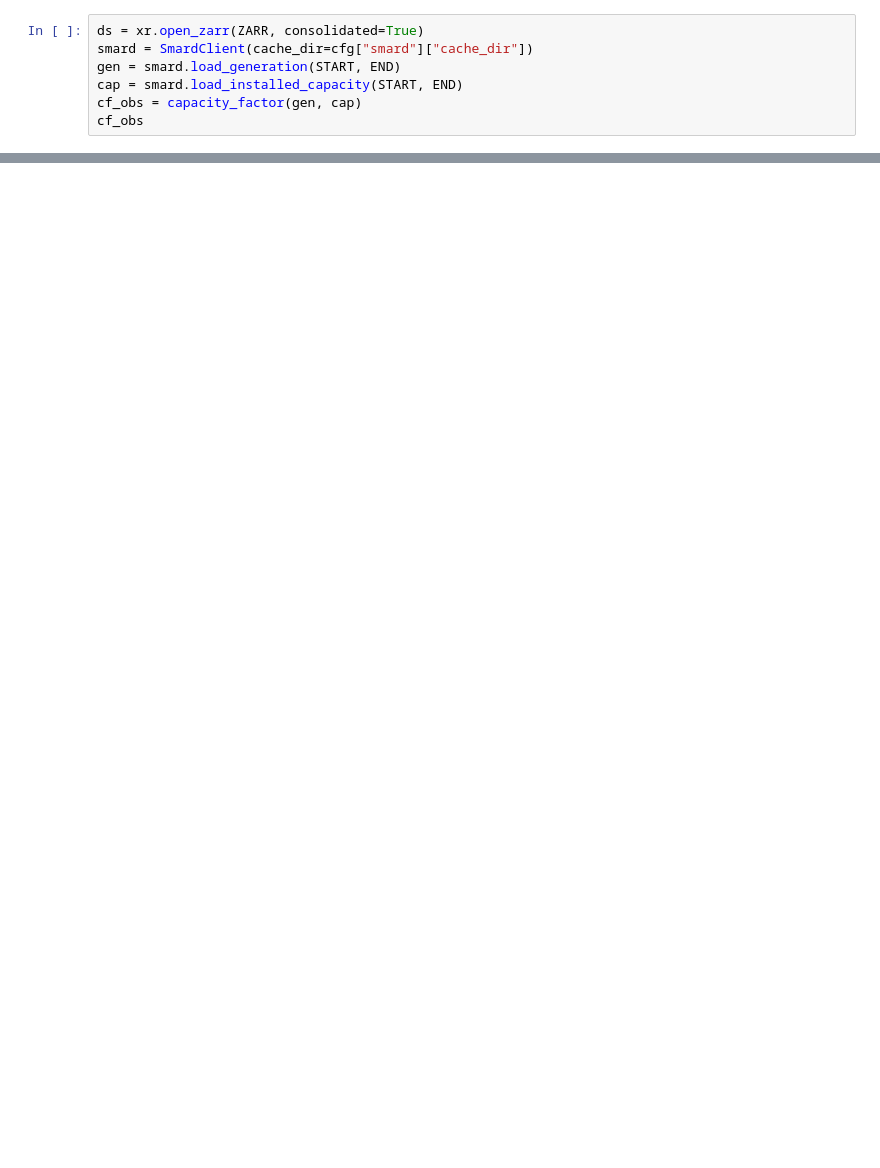
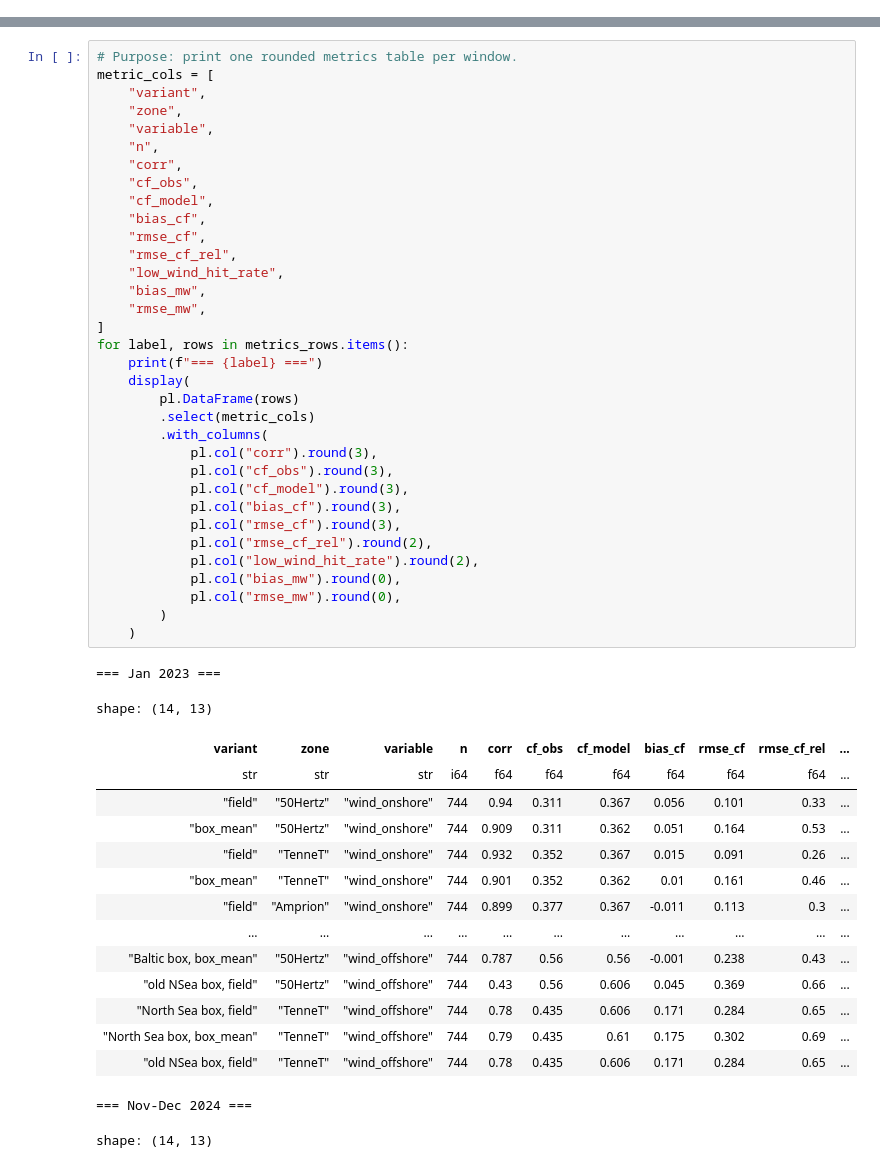
Before and after one commit to TunaHim/EuroGrid-Climate-Dynamics, a Jupyter notebook: notebooks/03_transfer_validation.ipynb, the cells around one changed output, grey strips where cells are left out. Saved outputs shown, nothing was run; the diff lists cells and outputs as text; blank space fills up the shorter version.

```diff
--- a/notebooks/03_transfer_validation.ipynb
+++ b/notebooks/03_transfer_validation.ipynb
@@ -29,7 +70,0 @@ ZARR = glob.glob("data/era5/*20230101T00_20230201*.zarr")[0]
-# %%
-ds = xr.open_zarr(ZARR, consolidated=True)
-smard = SmardClient(cache_dir=cfg["smard"]["cache_dir"])
-gen = smard.load_generation(START, END)
-cap = smard.load_installed_capacity(START, END)
-cf_obs = capacity_factor(gen, cap)
-cf_obs
@@ -69,0 +141,52 @@ shape: (6, 8)
+# %%
+# Purpose: print one rounded metrics table per window.
+metric_cols = [
+    "variant",
+    "zone",
+    "variable",
+    "n",
+    "corr",
+    "cf_obs",
+    "cf_model",
+    "bias_cf",
+    "rmse_cf",
+    "rmse_cf_rel",
+    "low_wind_hit_rate",
+    "bias_mw",
+    "rmse_mw",
+]
+for label, rows in metrics_rows.items():
+    print(f"=== {label} ===")
+    display(
+        pl.DataFrame(rows)
+        .select(metric_cols)
+        .with_columns(
+            pl.col("corr").round(3),
+            pl.col("cf_obs").round(3),
+            pl.col("cf_model").round(3),
+            pl.col("bias_cf").round(3),
+            pl.col("rmse_cf").round(3),
+            pl.col("rmse_cf_rel").round(2),
+            pl.col("low_wind_hit_rate").round(2),
+            pl.col("bias_mw").round(0),
+            pl.col("rmse_mw").round(0),
+        )
+    )
+# %% [output]
+=== Jan 2023 ===
+shape: (14, 13)
+| variant | zone | variable | n | corr | cf_obs | cf_model | bias_cf | rmse_cf | rmse_cf_rel | ... |
+| str | str | str | i64 | f64 | f64 | f64 | f64 | f64 | f64 | ... |
+| "field" | "50Hertz" | "wind_onshore" | 744 | 0.94 | 0.311 | 0.367 | 0.056 | 0.101 | 0.33 | ... |
+| "box_mean" | "50Hertz" | "wind_onshore" | 744 | 0.909 | 0.311 | 0.362 | 0.051 | 0.164 | 0.53 | ... |
+| "field" | "TenneT" | "wind_onshore" | 744 | 0.932 | 0.352 | 0.367 | 0.015 | 0.091 | 0.26 | ... |
+| "box_mean" | "TenneT" | "wind_onshore" | 744 | 0.901 | 0.352 | 0.362 | 0.01 | 0.161 | 0.46 | ... |
+| "field" | "Amprion" | "wind_onshore" | 744 | 0.899 | 0.377 | 0.367 | -0.011 | 0.113 | 0.3 | ... |
+| … | … | … | … | … | … | … | … | … | … | ... |
+| "Baltic box, box_mean" | "50Hertz" | "wind_offshore" | 744 | 0.787 | 0.56 | 0.56 | -0.001 | 0.238 | 0.43 | ... |
+| "old NSea box, field" | "50Hertz" | "wind_offshore" | 744 | 0.43 | 0.56 | 0.606 | 0.045 | 0.369 | 0.66 | ... |
+| "North Sea box, field" | "TenneT" | "wind_offshore" | 744 | 0.78 | 0.435 | 0.606 | 0.171 | 0.284 | 0.65 | ... |
+| "North Sea box, box_mean" | "TenneT" | "wind_offshore" | 744 | 0.79 | 0.435 | 0.61 | 0.175 | 0.302 | 0.69 | ... |
+| "old NSea box, field" | "TenneT" | "wind_offshore" | 744 | 0.78 | 0.435 | 0.606 | 0.171 | 0.284 | 0.65 | ... |
+=== Nov-Dec 2024 ===
+shape: (14, 13)
```
Also changed, not shown: parts of 17 cells of this notebook, 6 other files.
